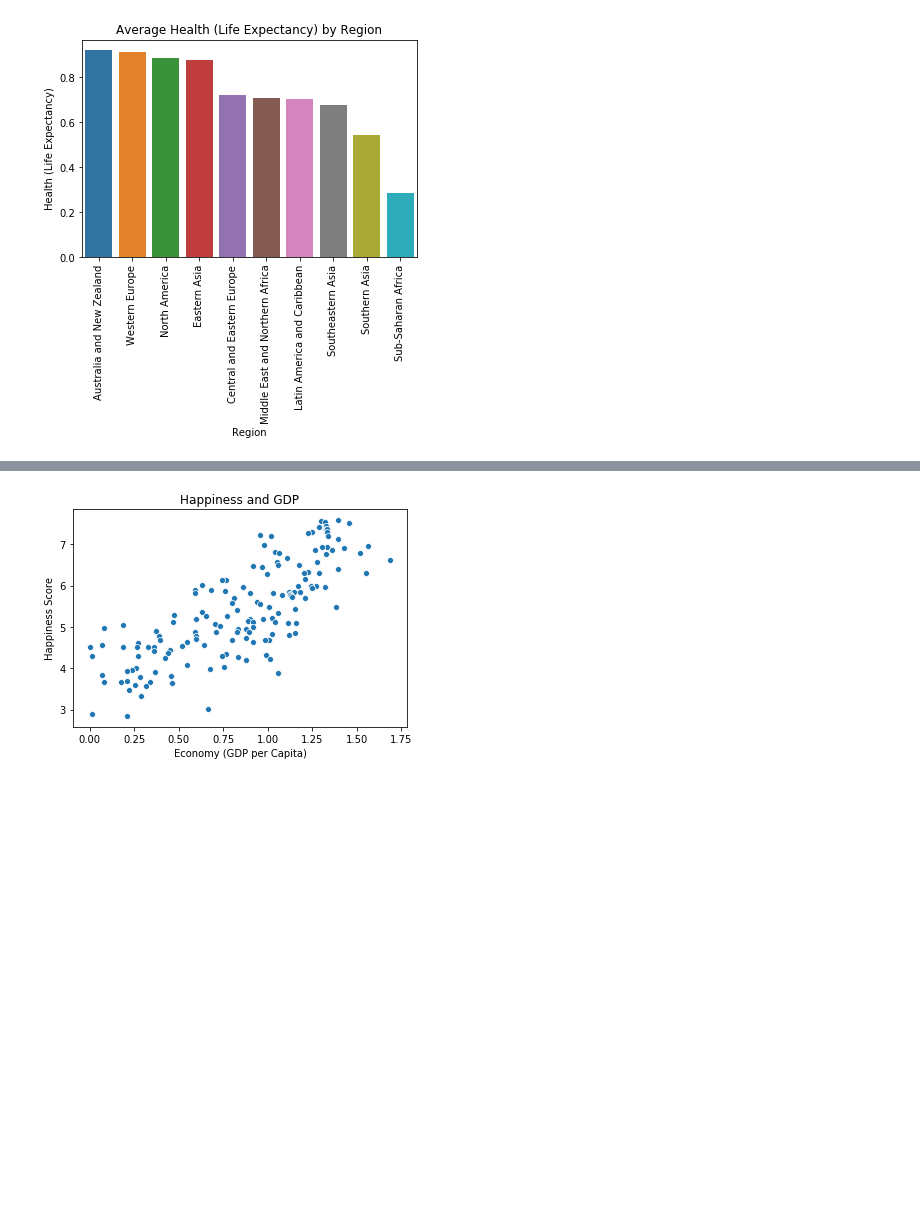
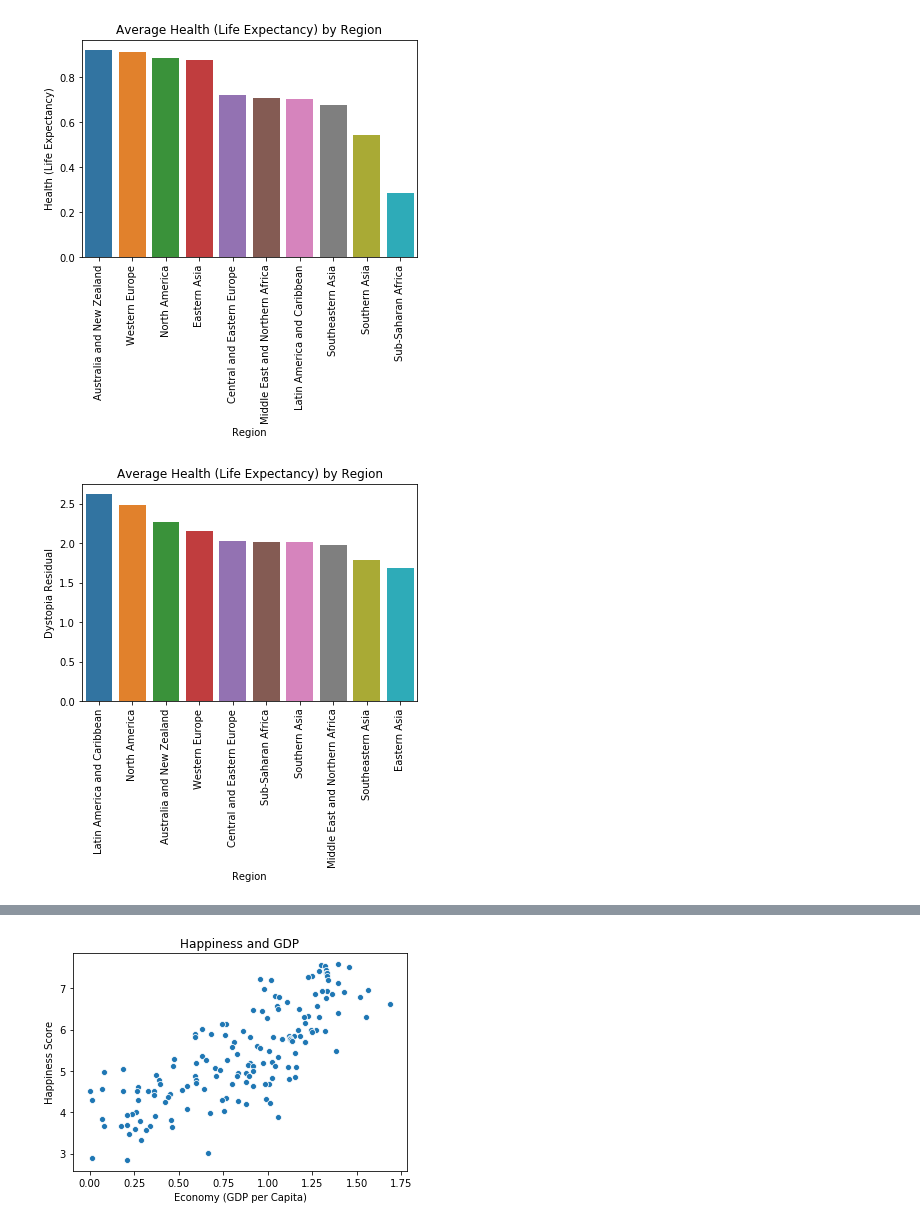
Before and after one commit to ipatel467/Happiness-Index, a Jupyter notebook: Index.ipynb, the cells around one changed output, grey strips where cells are left out. Drawn from its saved outputs; the diff is of its cells as text; code cells hidden in the pictures; blank space fills up the shorter version.

```diff
--- a/Index.ipynb
+++ b/Index.ipynb
@@ -243,3 +243,13 @@ plt.xticks(rotation=90);
 plt.title('Average Health (Life Expectancy) by Region');
 # %% [output]
 [figure]
+# %%
+df15_grouped_dys = df15.groupby('Region').agg({'Dystopia Residual':'mean'}).reset_index()
+# %%
+df15_grouped_dys.sort_values(by = 'Dystopia Residual', ascending = False, inplace=True)
+# %%
+sns.barplot(data=df15_grouped_dys, x='Region', y='Dystopia Residual')
+plt.xticks(rotation=90);
+plt.title('Average Health (Life Expectancy) by Region');
+# %% [output]
+[figure, added]
```
Also changed, not shown: parts of 4 cells of this notebook.
